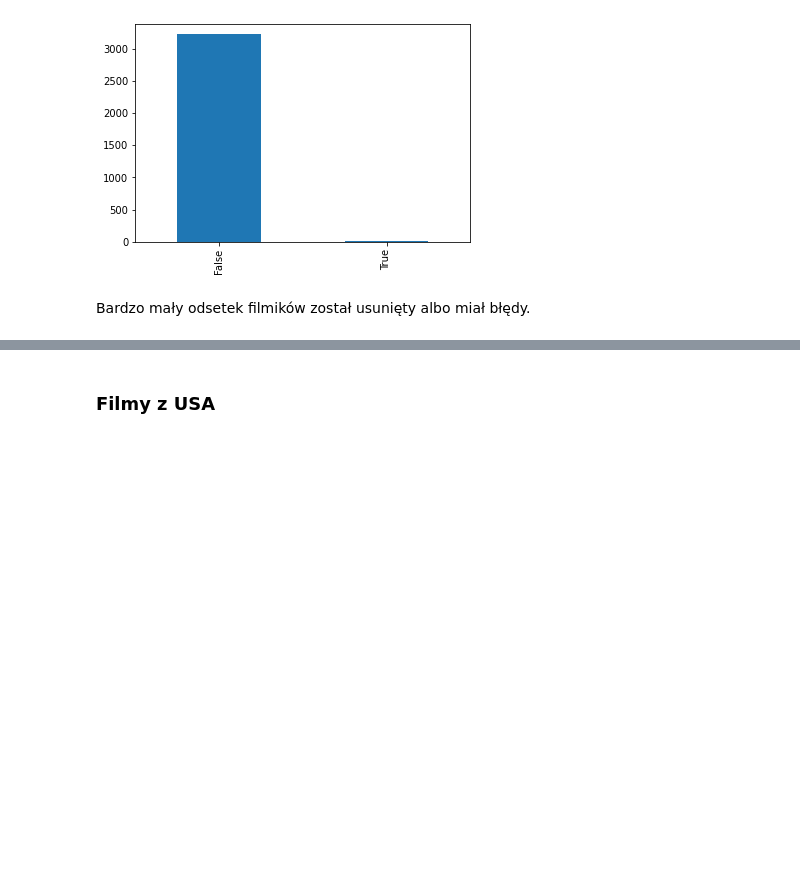
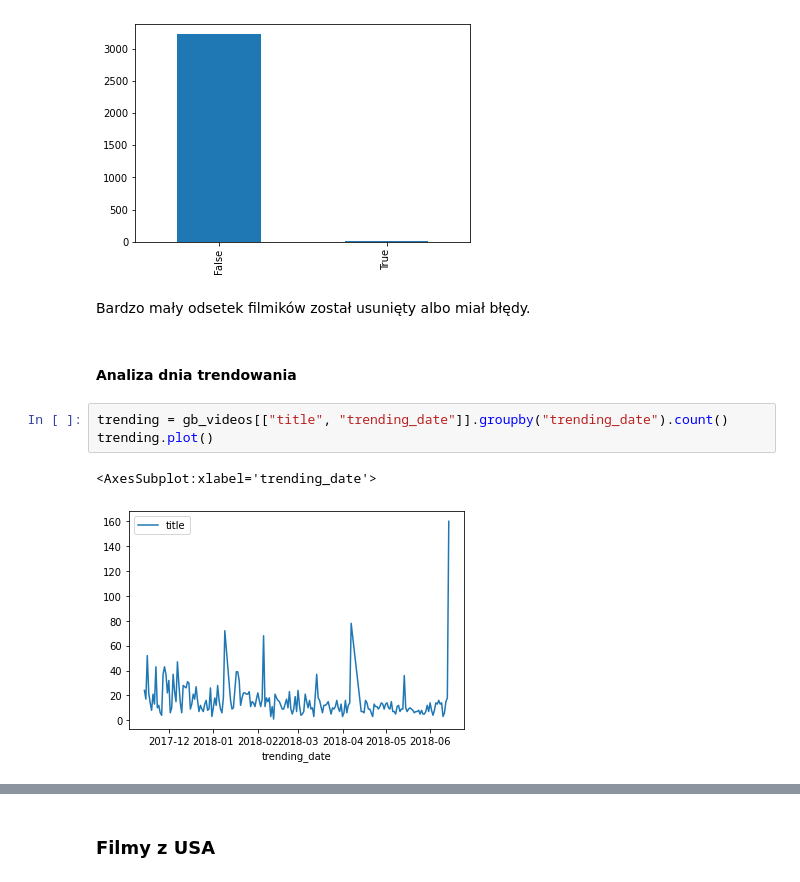
Before and after one commit to Southeaven/PED, a Jupyter notebook: ch1.ipynb, the cells around one changed output, grey strips where cells are left out. Drawn from its saved outputs; the diff is of its cells as text; blank space fills up the shorter version.

```diff
--- a/ch1.ipynb
+++ b/ch1.ipynb
@@ -169,3 +164,11 @@ gb_videos["video_error_or_removed"].value_counts().plot.bar()
 [figure]
 # %% [markdown]
 Bardzo mały odsetek filmików został usunięty albo miał błędy.
+# %% [markdown]
+#### Analiza dnia trendowania
+# %%
+trending = gb_videos[["title", "trending_date"]].groupby("trending_date").count()
+trending.plot()
+# %% [output]
+<AxesSubplot:xlabel='trending_date'>
+[figure, added]
```
Also changed, not shown: parts of 40 cells of this notebook, 5 other files.
